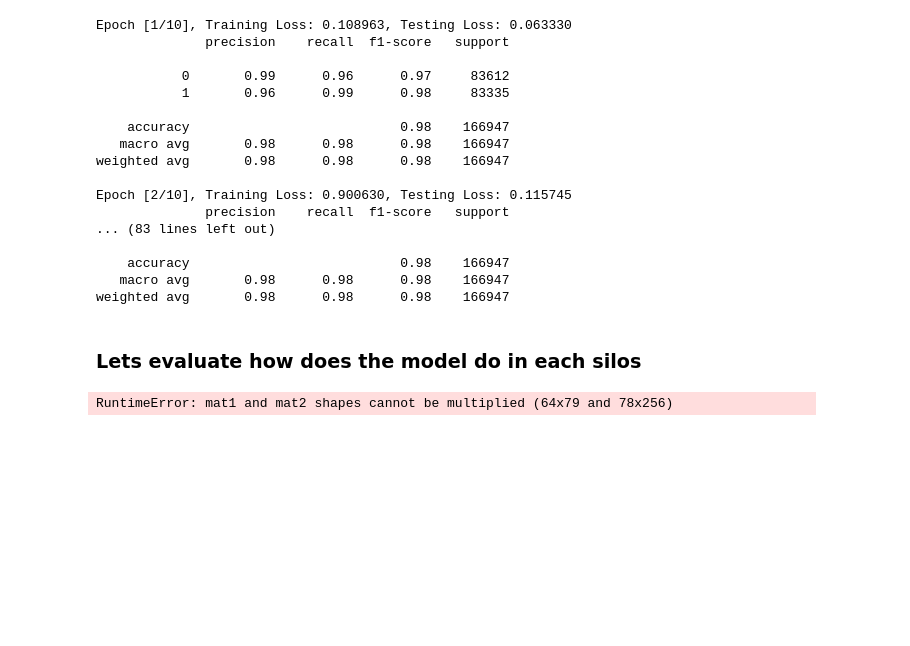
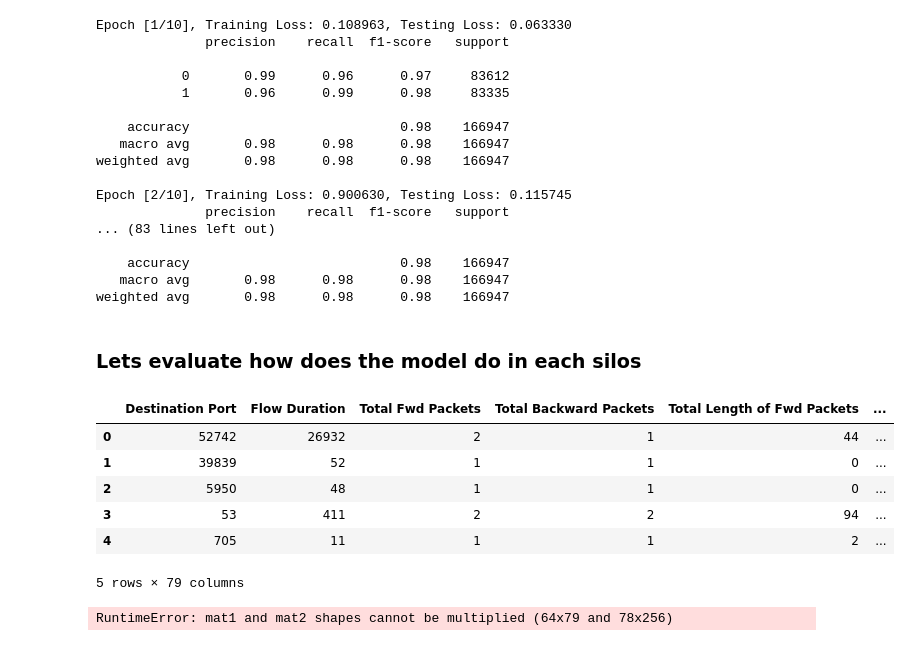
Before and after one commit to suzaladhikari/federated_learningIDS, a Jupyter notebook: centralized_data/centralized.ipynb, the cells around one changed output. Saved outputs shown, nothing was run; the diff lists cells and outputs as text; code cells hidden in the pictures; blank space fills up the shorter version.

```diff
--- a/centralized_data/centralized.ipynb
+++ b/centralized_data/centralized.ipynb
@@ -230,6 +230,17 @@ def batch_maker(dataset):
     testing_batch = DataLoader(TensorDataset(X_test,y_test), batch_size=64, shuffle=False)
 
     return training_batch,testing_batch
+# %%
+peter = pd.read_csv('../silos_datasets/SiloBinaryTwo.csv')
+peter.head(5)
+# %% [output]
+|  | Destination Port | Flow Duration | Total Fwd Packets | Total Backward Packets | Total Length of Fwd Packets | ... |
+| 0 | 52742 | 26932 | 2 | 1 | 44 | ... |
+| 1 | 39839 | 52 | 1 | 1 | 0 | ... |
+| 2 | 5950 | 48 | 1 | 1 | 0 | ... |
+| 3 | 53 | 411 | 2 | 2 | 94 | ... |
+| 4 | 705 | 11 | 1 | 1 | 2 | ... |
+5 rows × 79 columns
 # %%
 ## Loading all the test data in the silos
 siloOne_train, siloOne_test = batch_maker(pd.read_csv('../silos_datasets/siloBinaryOne.csv'))
```
Also changed, not shown: parts of 1 cell of this notebook.
